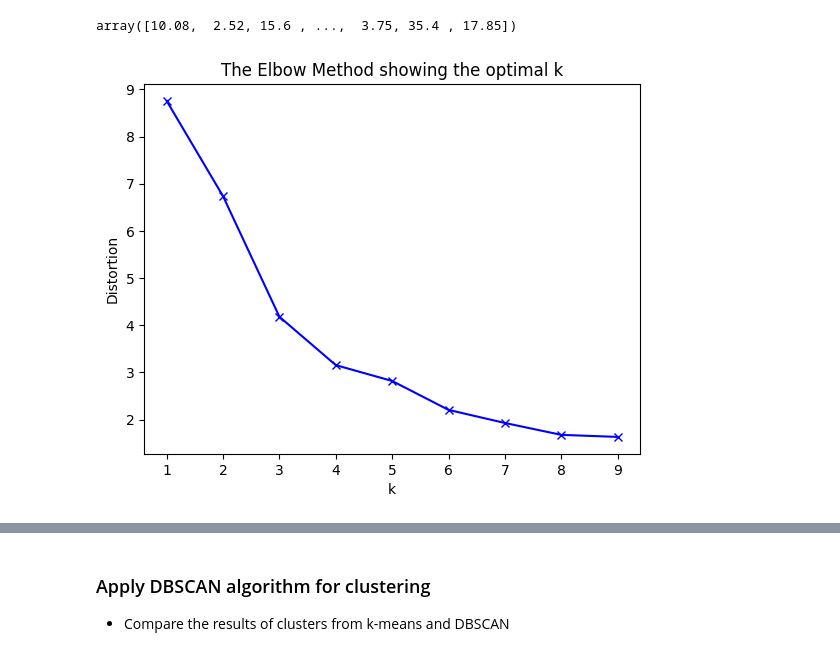
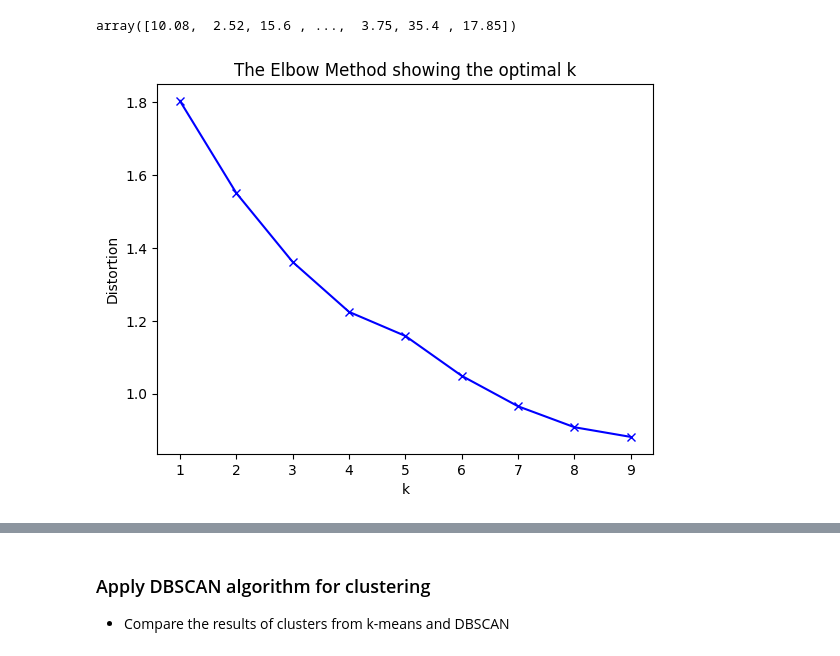
Before and after one commit to vchandraiitk/PokerCardGame, a Jupyter notebook: Vikas_M3_NB_MiniProject_5_Customer_Segmentation_Kmeans.ipynb, the cells around one changed output, grey strips where cells are left out. Saved outputs shown, nothing was run; the diff lists cells and outputs as text; code cells hidden in the pictures.

```diff
--- a/Vikas_M3_NB_MiniProject_5_Customer_Segmentation_Kmeans.ipynb
+++ b/Vikas_M3_NB_MiniProject_5_Customer_Segmentation_Kmeans.ipynb
@@ -370,3 +367,27 @@ Use the optimal no. of clusters and store the cluster centroids
 features['TotalAmount'].to_numpy()
 # %% [output]
 array([10.08,  2.52, 15.6 , ...,  3.75, 35.4 , 17.85])
+# %%
+# Standardize the features
+# scaler = StandardScaler()
+# features_scaled = scaler.fit_transform(features_new)
+# Calculate WCSS for different number of clusters
+
+
+# YOUR CODE HERE
+from scipy.spatial.distance import cdist
+distortions = []
+K = range(1,10)
+for k in K:
+    kmeanModel = KMeans(n_clusters=k, n_init=10)
+    kmeanModel.fit(features_scaled)
+    distortions.append(sum(np.min(cdist(features_scaled, kmeanModel.cluster_centers_, 'euclidean'), axis=1)) / features_scaled.shape[0])
+
+# Plot the elbow
+plt.plot(K, distortions, 'bx-')
+plt.xlabel('k')
+plt.ylabel('Distortion')
+plt.title('The Elbow Method showing the optimal k')
+plt.show()
+# %% [output]
+[figure, added]
@@ -373,19 +410,17 @@ array([10.08,  2.52, 15.6 , ...,  3.75, 35.4 , 17.85])
 # %%
-# YOUR CODE HERE
-from scipy.spatial.distance import cdist
-X = np.array(list(zip(features['TotalAmount'].to_numpy()))).reshape(len(features['TotalAmount'].to_numpy()), 1)
-distortions = []
-K = range(1,10)
-for k in K:
-    kmeanModel = KMeans(n_clusters=k, n_init=10).fit(X)
-    kmeanModel.fit(X)
-    distortions.append(sum(np.min(cdist(X, kmeanModel.cluster_centers_, 'euclidean'), axis=1)) / X.shape[0])
+# # YOUR CODE HERE
+# from scipy.spatial.distance import cdist
+# X = np.array(list(zip(features['TotalAmount'].to_numpy()))).reshape(len(features['TotalAmount'].to_numpy()), 1)
+# distortions = []
+# K = range(1,10)
+# for k in K:
+#     kmeanModel = KMeans(n_clusters=k, n_init=10).fit(X)
+#     kmeanModel.fit(X)
+#     distortions.append(sum(np.min(cdist(X, kmeanModel.cluster_centers_, 'euclidean'), axis=1)) / X.shape[0])
 
-# Plot the elbow
-plt.plot(K, distortions, 'bx-')
-plt.xlabel('k')
-plt.ylabel('Distortion')
-plt.title('The Elbow Method showing the optimal k')
-plt.show()
+# # Plot the elbow
+# plt.plot(K, distortions, 'bx-')
+# plt.xlabel('k')
+# plt.ylabel('Distortion')
+# plt.title('The Elbow Method showing the optimal k')
+# plt.show()
-# %% [output]
-[figure, removed]
```
Also changed, not shown: parts of 13 cells of this notebook.
